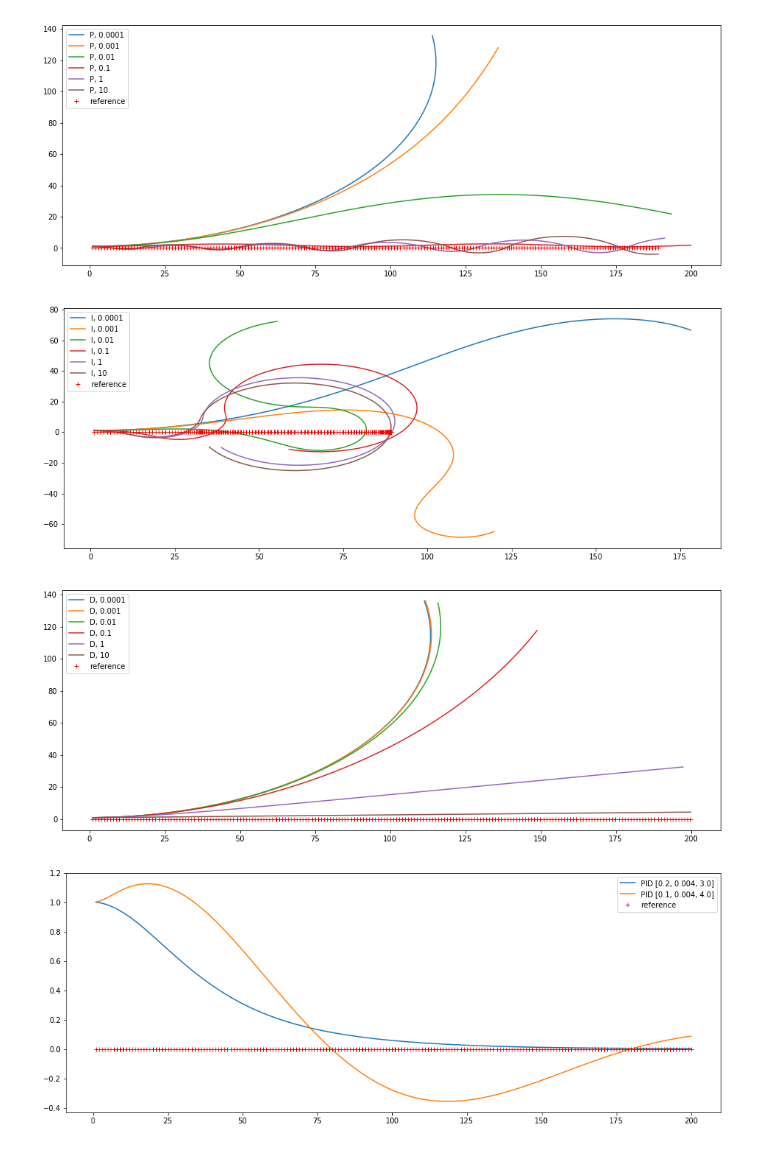
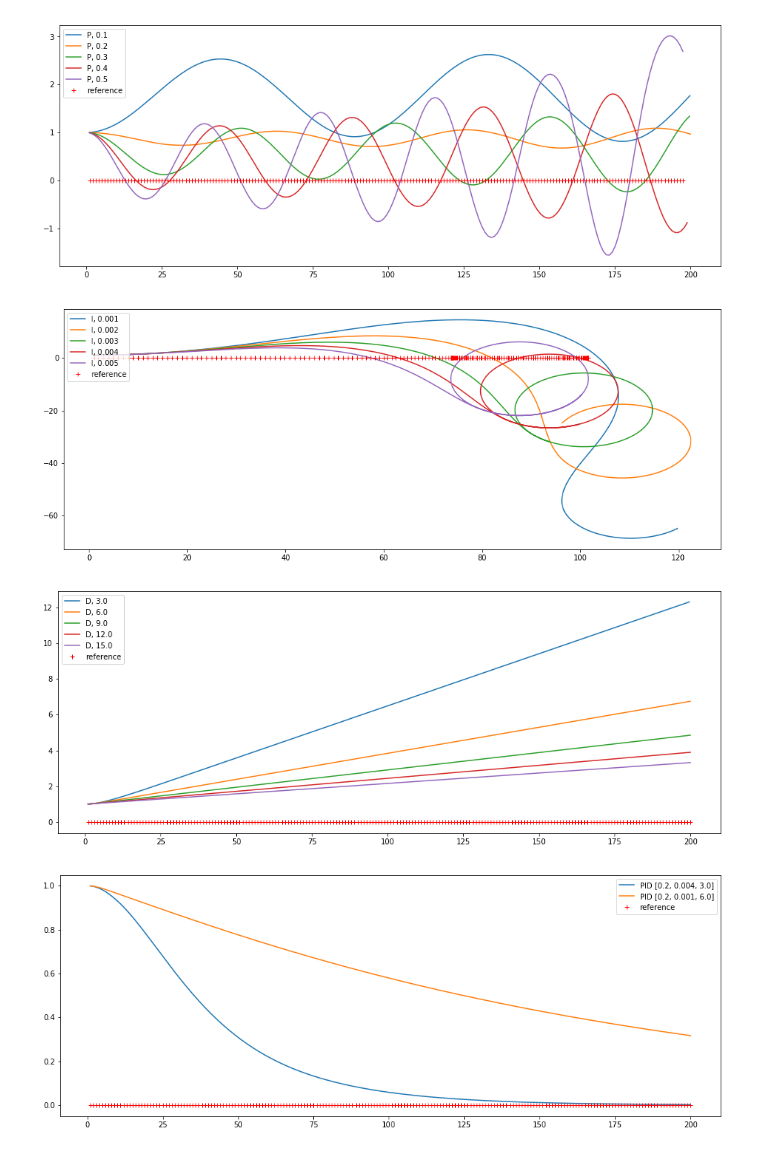
Before and after one commit to volkodava/CarND-PID-Control-Project, a Jupyter notebook: data_analysis.ipynb, the cells around one changed output. Saved outputs shown, nothing was run; the diff lists cells and outputs as text; code cells hidden in the pictures.

```diff
--- a/data_analysis.ipynb
+++ b/data_analysis.ipynb
@@ -10,17 +30,21 @@ sample_vals = [0.0001, 0.001, 0.01, 0.1, 1, 10]
 # %%
+sample_vals = [0.1, 0.2, 0.3, 0.4, 0.5]
+
 x_trajectory = []
 y_trajectory = []
 for p_val in sample_vals:
     x_trajectory, y_trajectory, err = run(make_robot(), [p_val, 0, 0])
     plt.plot(x_trajectory, y_trajectory, label='P, %s' % p_val)
 
 n = len(x_trajectory)
 plt.plot(x_trajectory, np.zeros(n), 'r+', label='reference')
 plt.legend(loc='upper left')
 plt.show()
 # %% [output]
-[figure, old version]
+[figure, new version]
 # %%
+sample_vals = [0.001, 0.002, 0.003, 0.004, 0.005]
+
 x_trajectory = []
 y_trajectory = []
 for i_val in sample_vals:
@@ -32,8 +56,10 @@ plt.plot(x_trajectory, np.zeros(n), 'r+', label='reference')
 plt.legend(loc='upper left')
 plt.show()
 # %% [output]
-[figure, old version]
+[figure, new version]
 # %%
+sample_vals = [3.0, 6.0, 9.0, 12.0, 15.0]
+
 x_trajectory = []
 y_trajectory = []
 for d_val in sample_vals:
@@ -45,9 +71,9 @@ plt.plot(x_trajectory, np.zeros(n), 'r+', label='reference')
 plt.legend(loc='upper left')
 plt.show()
 # %% [output]
-[figure, old version]
+[figure, new version]
 # %%
-experiments = [[0.2, 0.004, 3.0], [0.1, 0.004, 4.0]]
+experiments = [[0.2, 0.004, 3.0], [0.2, 0.001, 6.0]]
 
 x_trajectory = []
 y_trajectory = []
@@ -60,4 +86,4 @@ plt.plot(x_trajectory, np.zeros(n), 'r+', label='reference')
 plt.legend(loc='upper right')
 plt.show()
 # %% [output]
-[figure, old version]
+[figure, new version]
```
Also changed, not shown: parts of 4 cells of this notebook, 4 other files.
